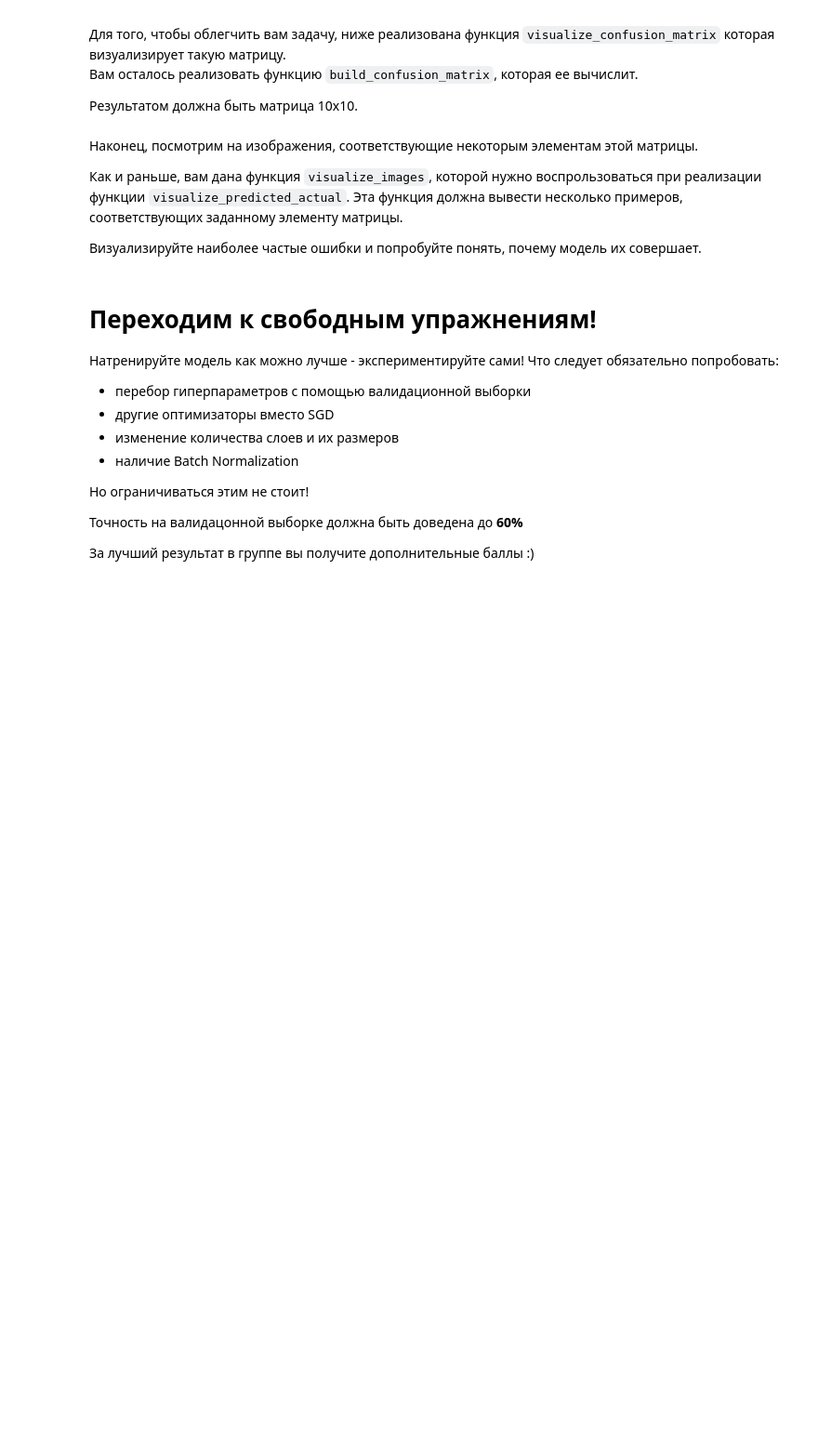
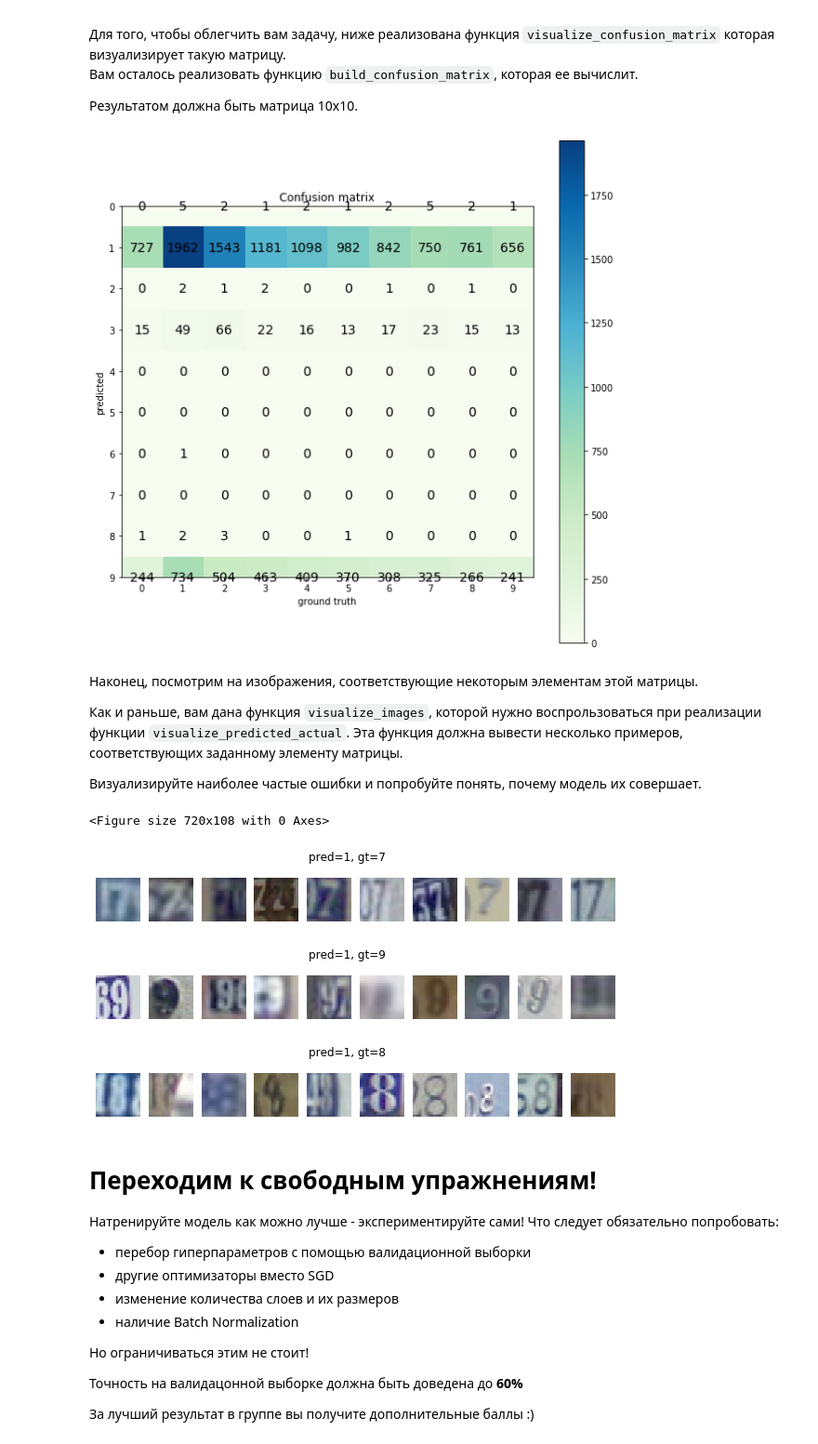
Before and after one commit to mike-chesnokov/dlcourse_ai, a Jupyter notebook: assignments/assignment2/PyTorch.ipynb, the cells around one changed output. Shown at 93% size. Saved outputs shown, nothing was run; the diff lists cells and outputs as text; code cells hidden in the pictures; blank space fills up the shorter version.

```diff
--- a/assignments/assignment2/PyTorch.ipynb
+++ b/assignments/assignment2/PyTorch.ipynb
@@ -553,10 +553,12 @@ val_sampler = SubsetRandomSampler(val_indices)
 
 train_loader = torch.utils.data.DataLoader(data_train,
                                            batch_size=batch_size,
-                                           sampler=train_sampler)
+                                           sampler=train_sampler,
+                                           num_workers=8)
 val_loader = torch.utils.data.DataLoader(data_train,
                                          batch_size=batch_size,
-                                         sampler=val_sampler)
+                                         sampler=val_sampler,
+                                         num_workers=8)
 # %% [markdown]
 В нашей задаче мы получаем на вход изображения, но работаем с ними как с одномерными массивами. Чтобы превратить многомерный массив в одномерный, мы воспользуемся очень простым вспомогательным модулем `Flattener`.
 # %%
@@ -865,21 +879,28 @@ def evaluate_model(model, dataset, indices):
 
     Returns:
     predictions: np array of ints - model predictions
-    grount_truth: np array of ints - actual labels of the dataset
+    ground_truth: np array of ints - actual labels of the dataset
     """
     model.eval() # Evaluation mode
 
     # TODO: Evaluate model on the list of indices and capture predictions
     # and ground truth labels
     # Hint: SubsetSampler above could be useful!
+    predictions = []
+    ground_truth = []
 
-    raise Exception("Not implemented")
+    sub_samp = SubsetSampler(indices=indices)
+    val_loader = torch.utils.data.DataLoader(dataset,
+                                             batch_size=batch_size,
+                                             sampler=sub_samp)
+    correct_samples = 0
+    total_samples = 0
+    for i_step, (x, y) in enumerate(val_loader):
+        # make prediction
+        pred = model(x)
+        _, indices = torch.max(pred, 1)
 
-    return predictions, ground_truth
+        predictions.extend(indices)
+        ground_truth.extend(y)
 
-# Evaluate model on validation
-predictions, gt = evaluate_model(nn_model, data_train, val_indices)
-assert len(predictions) == len(val_indices)
-assert len(gt) == len(val_indices)
-assert gt[100] == data_train[val_indices[100]][1]
-assert np.any(np.not_equal(gt, predictions))
+    return np.array(predictions), np.array(ground_truth)
@@ -910,35 +942,38 @@ def visualize_confusion_matrix(confusion_matrix):
     assert confusion_matrix.shape[0] == confusion_matrix.shape[1]
     size = confusion_matrix.shape[0]
     fig = plt.figure(figsize=(10,10))
     plt.title("Confusion matrix")
     plt.ylabel("predicted")
     plt.xlabel("ground truth")
     res = plt.imshow(confusion_matrix, cmap='GnBu', interpolation='nearest')
     cb = fig.colorbar(res)
     plt.xticks(np.arange(size))
     plt.yticks(np.arange(size))
     for i, row in enumerate(confusion_matrix):
         for j, count in enumerate(row):
             plt.text(j, i, count, fontsize=14, horizontalalignment='center', verticalalignment='center')
 
 def build_confusion_matrix(predictions, ground_truth):
     """
     Builds confusion matrix from predictions and ground truth
 
     predictions: np array of ints, model predictions for all validation samples
     ground_truth: np array of ints, ground truth for all validation samples
 
     Returns:
     np array of ints, (10,10), counts of samples for predicted/ground_truth classes
     """
 
     confusion_matrix = np.zeros((10,10), np.int)
-
+    for pred, gt in zip(predictions, ground_truth):
+        confusion_matrix[pred][gt] += 1
     # TODO: Implement filling the prediction matrix
-    return np.array([[40, 2, 3], [10, 50,0], [0, 2, 80]])
+    return confusion_matrix
 
 confusion_matrix = build_confusion_matrix(predictions, gt)
 visualize_confusion_matrix(confusion_matrix)
+# %% [output]
+[figure, added]
 # %% [markdown]
 Наконец, посмотрим на изображения, соответствующие некоторым элементам этой матрицы.
 
@@ -990,3 +1028,19 @@ visualize_predicted_actual(1, 7, predictions, gt, np.array(val_indices), data_tr
+# %%
+visualize_predicted_actual(6, 8, predictions, gt, np.array(val_indices), data_train_images)
+# %% [output]
+<Figure size 720x108 with 0 Axes>
+# %%
+visualize_predicted_actual(1, 7, predictions, gt, np.array(val_indices), data_train_images)
+# %% [output]
+[figure, added]
+# %%
+visualize_predicted_actual(1, 9, predictions, gt, np.array(val_indices), data_train_images)
+# %% [output]
+[figure, added]
+# %%
+visualize_predicted_actual(1, 8, predictions, gt, np.array(val_indices), data_train_images)
+# %% [output]
+[figure, added]
 # %% [markdown]
 # Переходим к свободным упражнениям!
 
```
Also changed, not shown: parts of 21 cells of this notebook.
